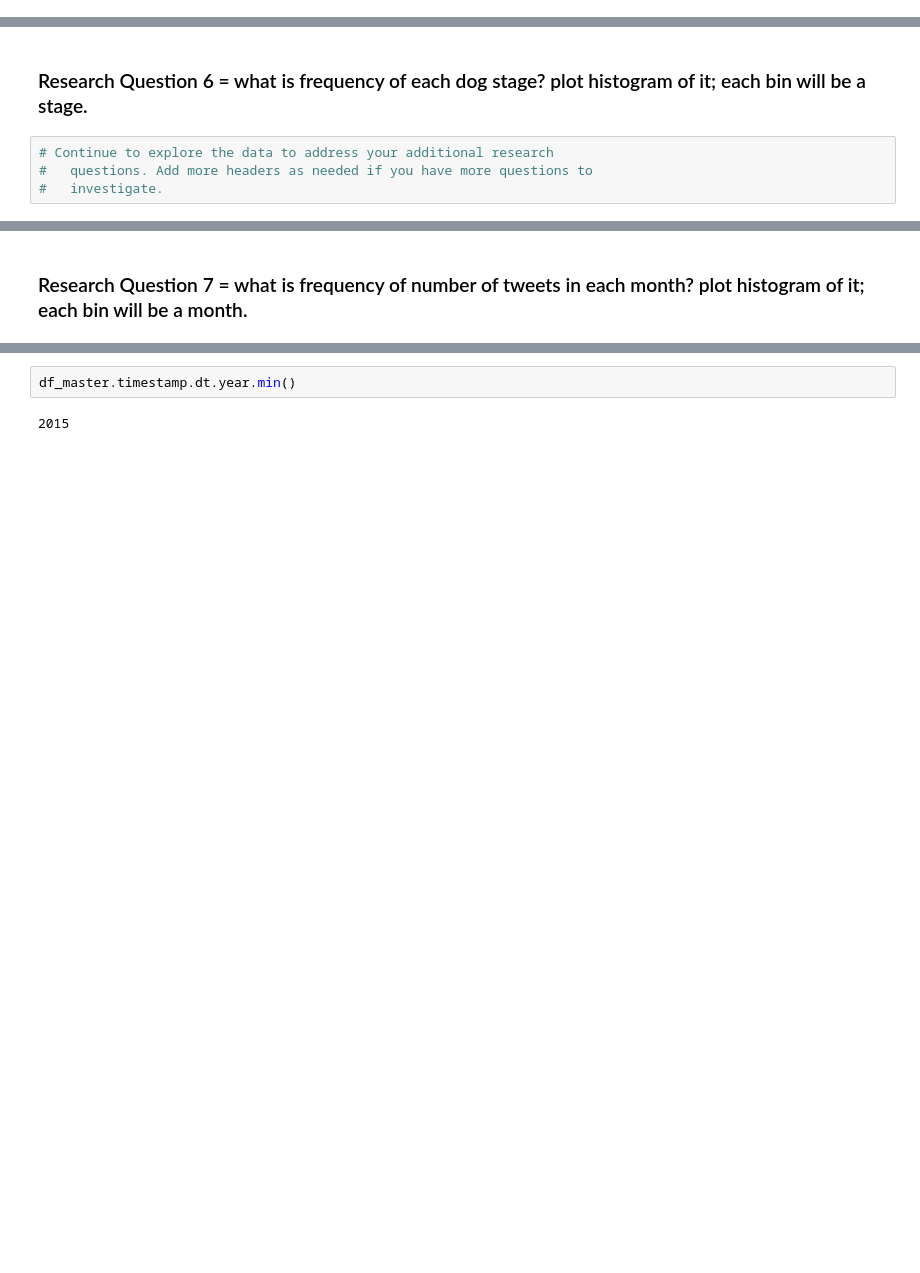
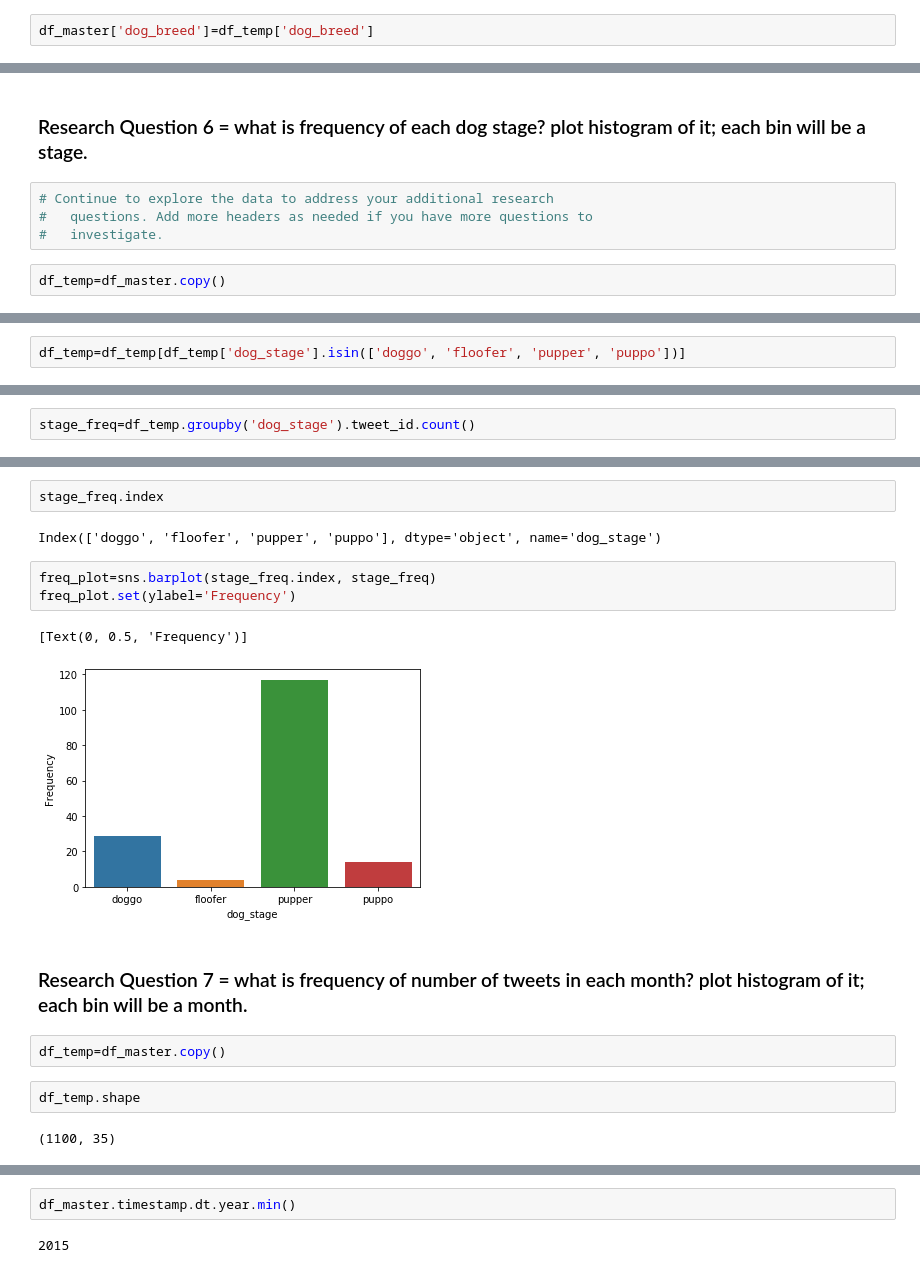
Before and after one commit to sdaphtardar/wrangle_dog_rates_data, a Jupyter notebook: data-wrangling-project.ipynb, the cells around one changed output, grey strips where cells are left out. Saved outputs shown, nothing was run; the diff lists cells and outputs as text; blank space fills up the shorter version.

Commit message:
Modified a Visualization

```diff
--- a/data-wrangling-project.ipynb
+++ b/data-wrangling-project.ipynb
@@ -1419,0 +1474,2 @@ def find_breed(row):
+# %%
+df_master['dog_breed']=df_temp['dog_breed']
@@ -1429,3 +1516,5 @@ def find_breed(row):
 # Continue to explore the data to address your additional research
 #   questions. Add more headers as needed if you have more questions to
 #   investigate.
+# %%
+df_temp=df_master.copy()
@@ -1431,0 +1536,2 @@ def find_breed(row):
+# %%
+df_temp=df_temp[df_temp['dog_stage'].isin(['doggo', 'floofer', 'pupper', 'puppo'])]
@@ -1431,0 +1542,2 @@ def find_breed(row):
+# %%
+stage_freq=df_temp.groupby('dog_stage').tweet_id.count()
@@ -1432,3 +1553,19 @@ def find_breed(row):
+# %%
+stage_freq.index
+# %% [output]
+Index(['doggo', 'floofer', 'pupper', 'puppo'], dtype='object', name='dog_stage')
+# %%
+freq_plot=sns.barplot(stage_freq.index, stage_freq)
+freq_plot.set(ylabel='Frequency')
+# %% [output]
+[Text(0, 0.5, 'Frequency')]
+[figure, added]
 # %% [markdown]
 ### Research Question 7 = what is frequency of number of tweets in each month? plot histogram of it; each bin will be a month.
+# %%
+df_temp=df_master.copy()
+# %%
+df_temp.shape
+# %% [output]
+(1100, 35)
 # %%
```
Also changed, not shown: parts of 30 cells of this notebook.
